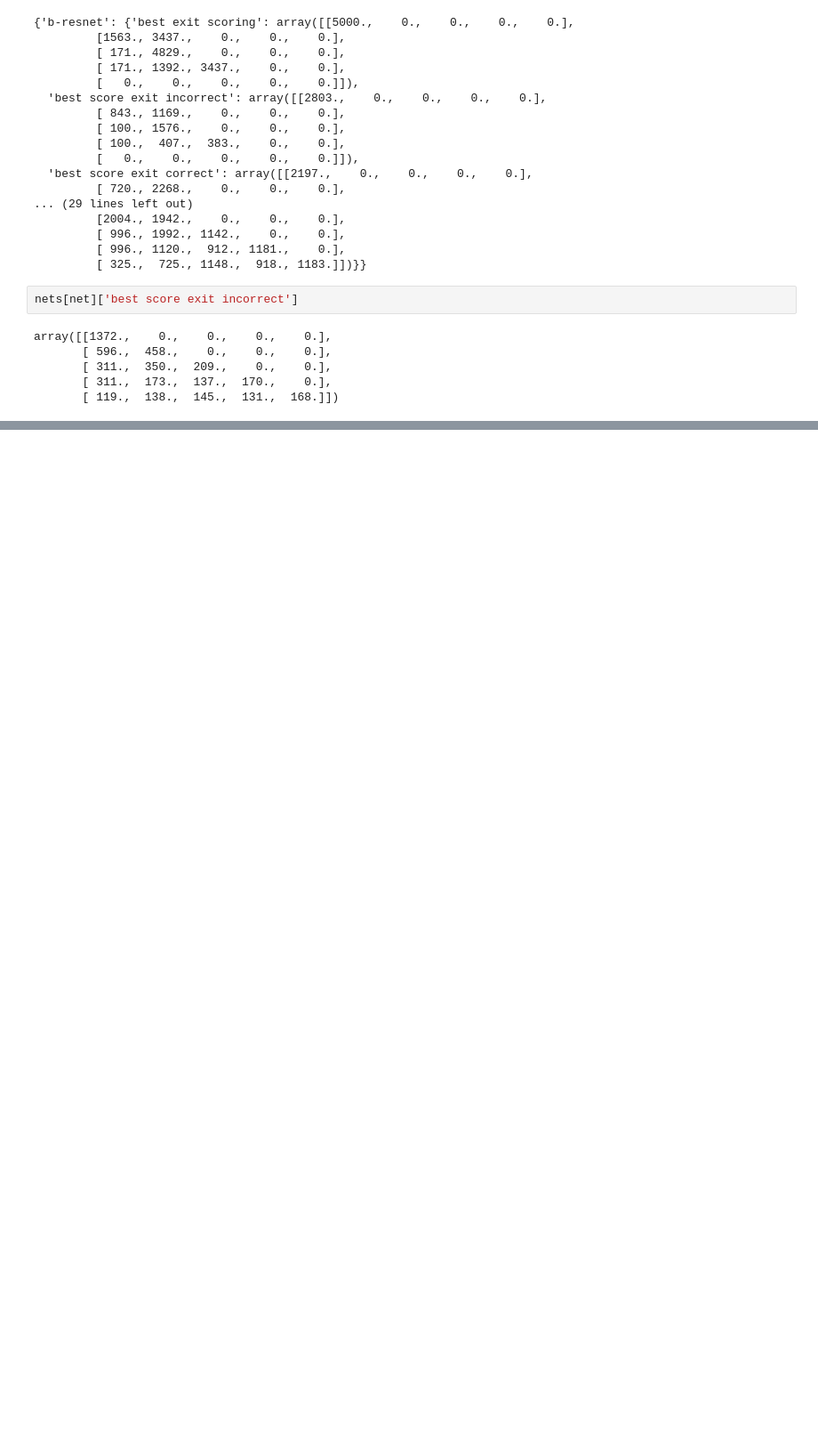
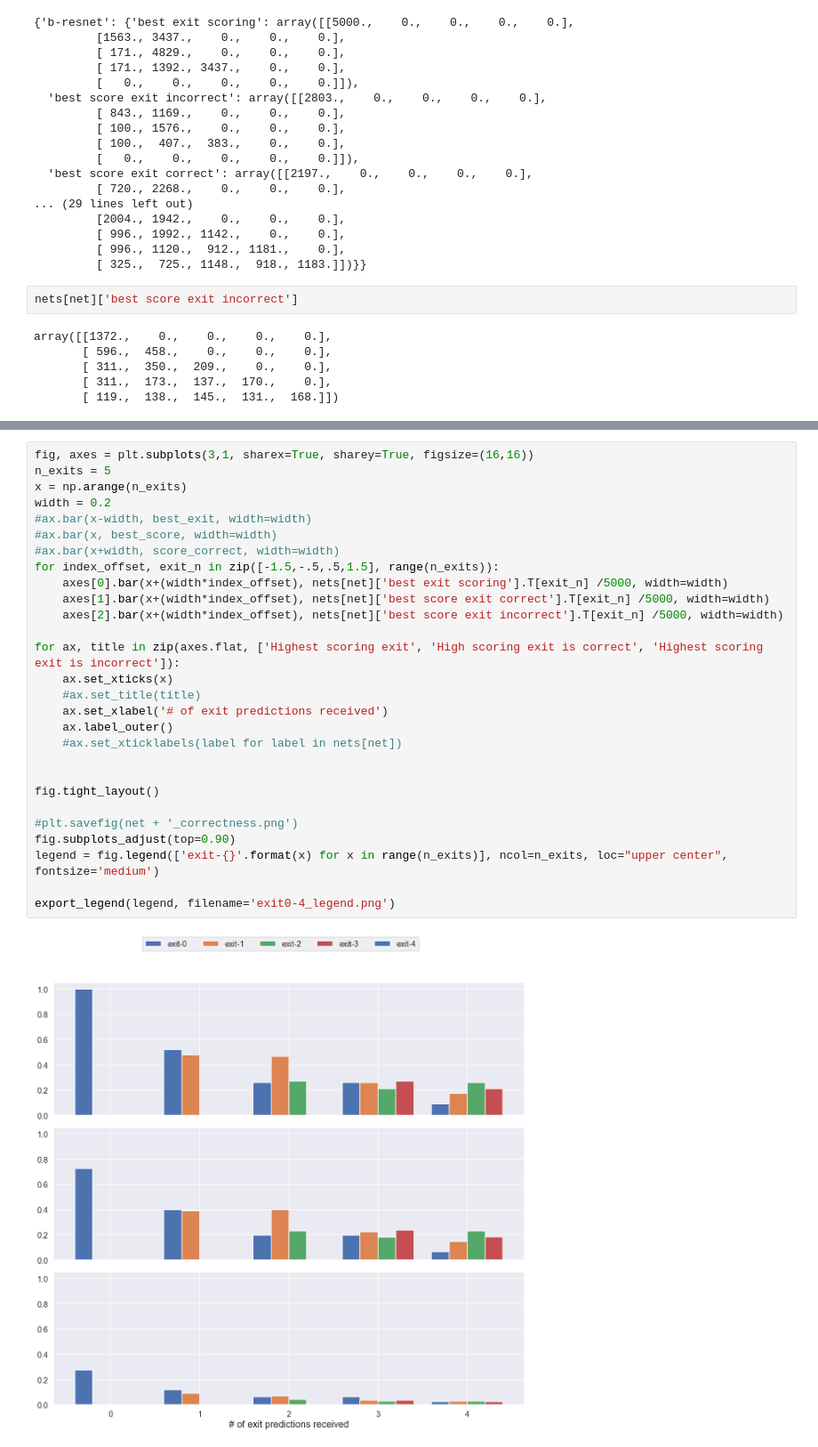
Before and after one commit to AlexKarlsen/thesis-src, a Jupyter notebook: DDNN/edge_test/correctness and scoring.ipynb, the cells around one changed output, grey strips where cells are left out. Shown: that part at 89% size. Saved outputs shown, nothing was run; the diff lists cells and outputs as text; blank space fills up the shorter version.

```diff
--- a/DDNN/edge_test/correctness and scoring.ipynb
+++ b/DDNN/edge_test/correctness and scoring.ipynb
@@ -220,0 +231,30 @@ for net in nets:
+# %%
+fig, axes = plt.subplots(3,1, sharex=True, sharey=True, figsize=(16,16))
+n_exits = 5
+x = np.arange(n_exits)
+width = 0.2
+#ax.bar(x-width, best_exit, width=width)
+#ax.bar(x, best_score, width=width)
+#ax.bar(x+width, score_correct, width=width)
+for index_offset, exit_n in zip([-1.5,-.5,.5,1.5], range(n_exits)):
+    axes[0].bar(x+(width*index_offset), nets[net]['best exit scoring'].T[exit_n] /5000, width=width)
+    axes[1].bar(x+(width*index_offset), nets[net]['best score exit correct'].T[exit_n] /5000, width=width)
+    axes[2].bar(x+(width*index_offset), nets[net]['best score exit incorrect'].T[exit_n] /5000, width=width)
+
+for ax, title in zip(axes.flat, ['Highest scoring exit', 'High scoring exit is correct', 'Highest scoring exit is incorrect']):
+    ax.set_xticks(x)
+    #ax.set_title(title)
+    ax.set_xlabel('# of exit predictions received')
+    ax.label_outer()
+    #ax.set_xticklabels(label for label in nets[net])
+
+
+fig.tight_layout()
+
+#plt.savefig(net + '_correctness.png')
+fig.subplots_adjust(top=0.90)
+legend = fig.legend(['exit-{}'.format(x) for x in range(n_exits)], ncol=n_exits, loc="upper center", fontsize='medium')
+
+export_legend(legend, filename='exit0-4_legend.png')
+# %% [output]
+[figure, added]
```
Also changed, not shown: parts of 3 cells of this notebook, 21 other files.
